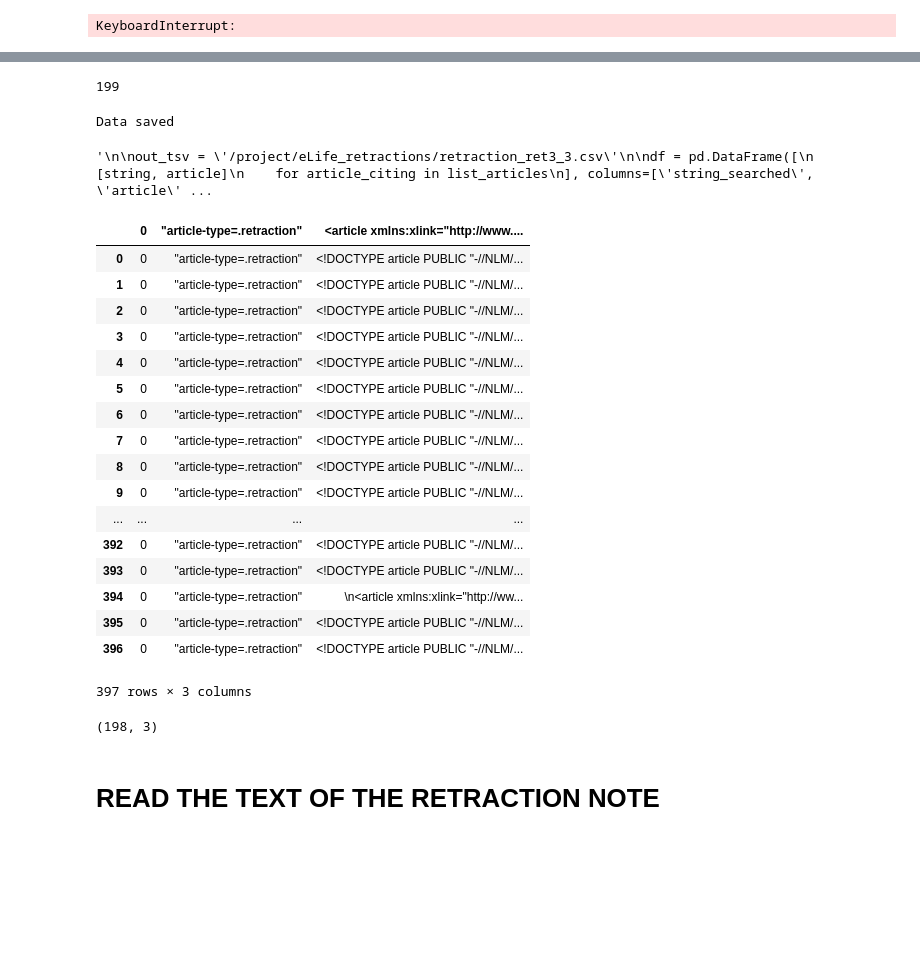
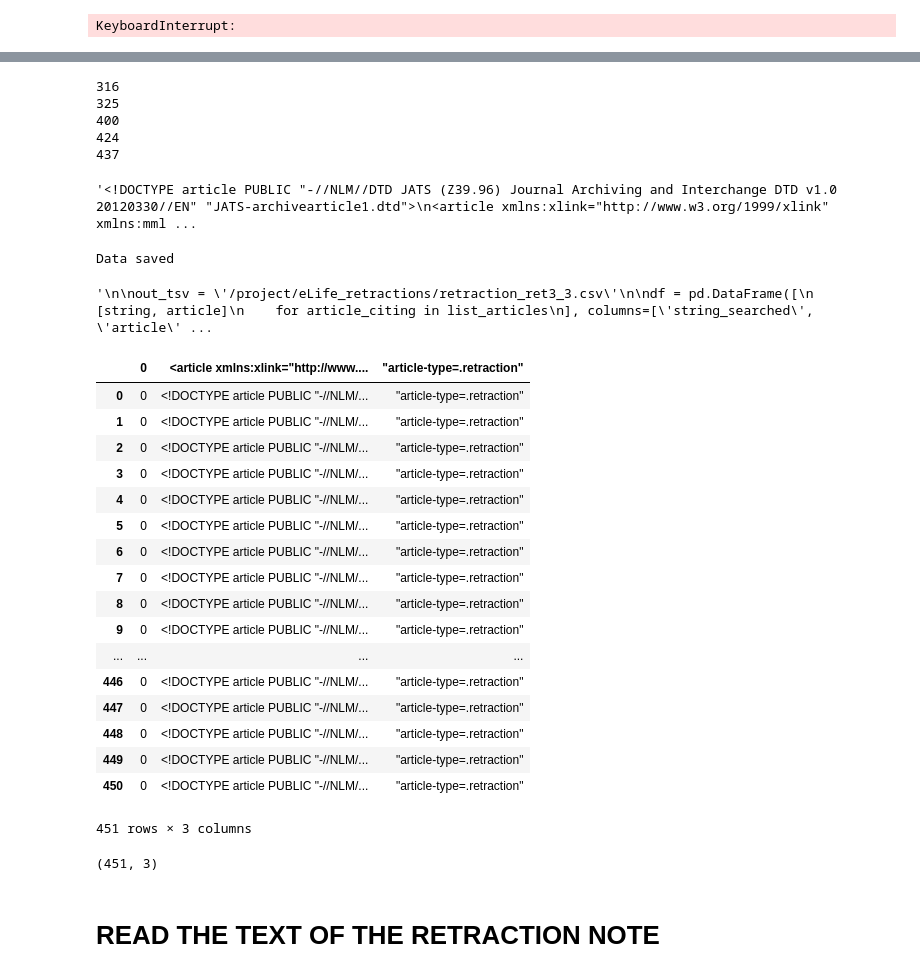
Before and after one commit to dciudadr/eLife_retractions, a Jupyter notebook: retract3.ipynb, the cells around one changed output, grey strips where cells are left out. Drawn from its saved outputs; the diff is of its cells as text; code cells hidden in the pictures; blank space fills up the shorter version.

Commit message:
Working. It finds retractions in the PMC open access subset

```diff
--- a/retract3.ipynb
+++ b/retract3.ipynb
@@ -61,0 +135,24 @@ b'<article xmlns:xlink="http://www.w3.org/1999/xlink" xmlns:mml="http://www.w3.o
+# %%
+import re
+
+a = 0
+list_index_irreproducible = []
+
+for texto in df.iloc[:,1]:
+
+    match = re.search('reproducib', texto)
+    if match != None:
+        list_index_irreproducible.append(a)
+        print(a)
+        df.index
+    a+=1
+# %% [output]
+316
+325
+400
+424
+437
+# %%
+df.iloc[369,1]
+# %% [output]
+'<!DOCTYPE article PUBLIC "-//NLM//DTD JATS (Z39.96) Journal Archiving and Interchange DTD v1.0 20120330//EN" "JATS-archivearticle1.dtd">\n<article xmlns:xlink="http://www.w3.org/1999/xlink" xmlns:mml ...
@@ -62,10 +161,6 @@ b'<article xmlns:xlink="http://www.w3.org/1999/xlink" xmlns:mml="http://www.w3.o
 # %%
 out_tsv
 df.to_csv(out_tsv,header=False, mode='a', sep='\t', encoding='utf-8')
-# %%
- len(list_articles)
-# %% [output]
-199
 # %%
 df = pd.DataFrame({}, columns=['string_searched', 'article'])
 for article in list_articles:
@@ -98,31 +193,33 @@ print("Data saved")
 Data saved
 '\n\nout_tsv = \'/project/eLife_retractions/retraction_ret3_3.csv\'\n\ndf = pd.DataFrame([\n    [string, article]\n    for article_citing in list_articles\n], columns=[\'string_searched\', \'article\' ...
 # %%
-df2 = pd.read_csv('/project/eLife_retractions/retraction_ret3_3.csv', sep = '\t')
+#df2 = pd.read_csv('/project/eLife_retractions/retraction_ret3_3.csv', sep = '\t')
+#df2
+df2 = pd.read_csv('/project/eLife_retractions/retraction_alljournal.csv', sep = '\t')
 df2
 # %% [output]
-|  | 0 | "article-type=.retraction" | <article xmlns:xlink="http://www.... |
-| 0 | 0 | "article-type=.retraction" | <!DOCTYPE article PUBLIC "-//NLM/... |
-| 1 | 0 | "article-type=.retraction" | <!DOCTYPE article PUBLIC "-//NLM/... |
-| 2 | 0 | "article-type=.retraction" | <!DOCTYPE article PUBLIC "-//NLM/... |
-| 3 | 0 | "article-type=.retraction" | <!DOCTYPE article PUBLIC "-//NLM/... |
-| 4 | 0 | "article-type=.retraction" | <!DOCTYPE article PUBLIC "-//NLM/... |
-| 5 | 0 | "article-type=.retraction" | <!DOCTYPE article PUBLIC "-//NLM/... |
-| 6 | 0 | "article-type=.retraction" | <!DOCTYPE article PUBLIC "-//NLM/... |
-| 7 | 0 | "article-type=.retraction" | <!DOCTYPE article PUBLIC "-//NLM/... |
-| 8 | 0 | "article-type=.retraction" | <!DOCTYPE article PUBLIC "-//NLM/... |
-| 9 | 0 | "article-type=.retraction" | <!DOCTYPE article PUBLIC "-//NLM/... |
+|  | 0 | <article xmlns:xlink="http://www.... | "article-type=.retraction" |
+| 0 | 0 | <!DOCTYPE article PUBLIC "-//NLM/... | "article-type=.retraction" |
+| 1 | 0 | <!DOCTYPE article PUBLIC "-//NLM/... | "article-type=.retraction" |
+| 2 | 0 | <!DOCTYPE article PUBLIC "-//NLM/... | "article-type=.retraction" |
+| 3 | 0 | <!DOCTYPE article PUBLIC "-//NLM/... | "article-type=.retraction" |
+| 4 | 0 | <!DOCTYPE article PUBLIC "-//NLM/... | "article-type=.retraction" |
+| 5 | 0 | <!DOCTYPE article PUBLIC "-//NLM/... | "article-type=.retraction" |
+| 6 | 0 | <!DOCTYPE article PUBLIC "-//NLM/... | "article-type=.retraction" |
+| 7 | 0 | <!DOCTYPE article PUBLIC "-//NLM/... | "article-type=.retraction" |
+| 8 | 0 | <!DOCTYPE article PUBLIC "-//NLM/... | "article-type=.retraction" |
+| 9 | 0 | <!DOCTYPE article PUBLIC "-//NLM/... | "article-type=.retraction" |
 | ... | ... | ... | ... |
-| 392 | 0 | "article-type=.retraction" | <!DOCTYPE article PUBLIC "-//NLM/... |
-| 393 | 0 | "article-type=.retraction" | <!DOCTYPE article PUBLIC "-//NLM/... |
-| 394 | 0 | "article-type=.retraction" | \n<article xmlns:xlink="http://ww... |
-| 395 | 0 | "article-type=.retraction" | <!DOCTYPE article PUBLIC "-//NLM/... |
-| 396 | 0 | "article-type=.retraction" | <!DOCTYPE article PUBLIC "-//NLM/... |
+| 446 | 0 | <!DOCTYPE article PUBLIC "-//NLM/... | "article-type=.retraction" |
+| 447 | 0 | <!DOCTYPE article PUBLIC "-//NLM/... | "article-type=.retraction" |
+| 448 | 0 | <!DOCTYPE article PUBLIC "-//NLM/... | "article-type=.retraction" |
+| 449 | 0 | <!DOCTYPE article PUBLIC "-//NLM/... | "article-type=.retraction" |
+| 450 | 0 | <!DOCTYPE article PUBLIC "-//NLM/... | "article-type=.retraction" |
-397 rows × 3 columns
+451 rows × 3 columns
 # %%
 df2.shape
 # %% [output]
-(198, 3)
+(451, 3)
 # %% [markdown]
 # READ THE TEXT OF THE RETRACTION NOTE
 # %%
```
Also changed, not shown: parts of 11 cells of this notebook, 4 other files.
